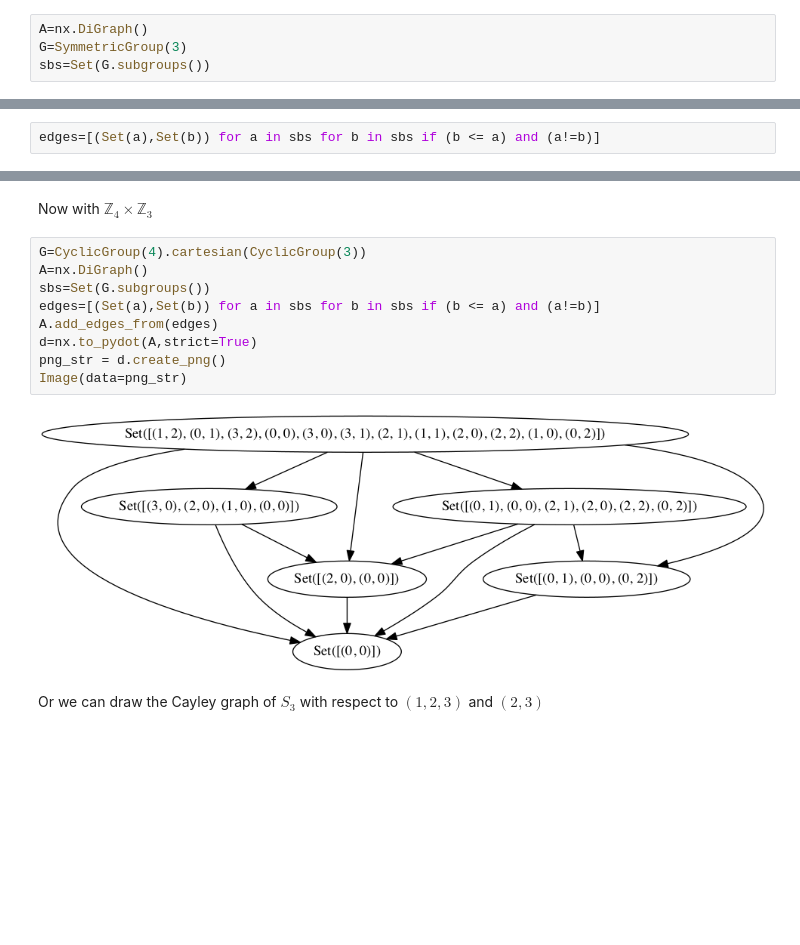
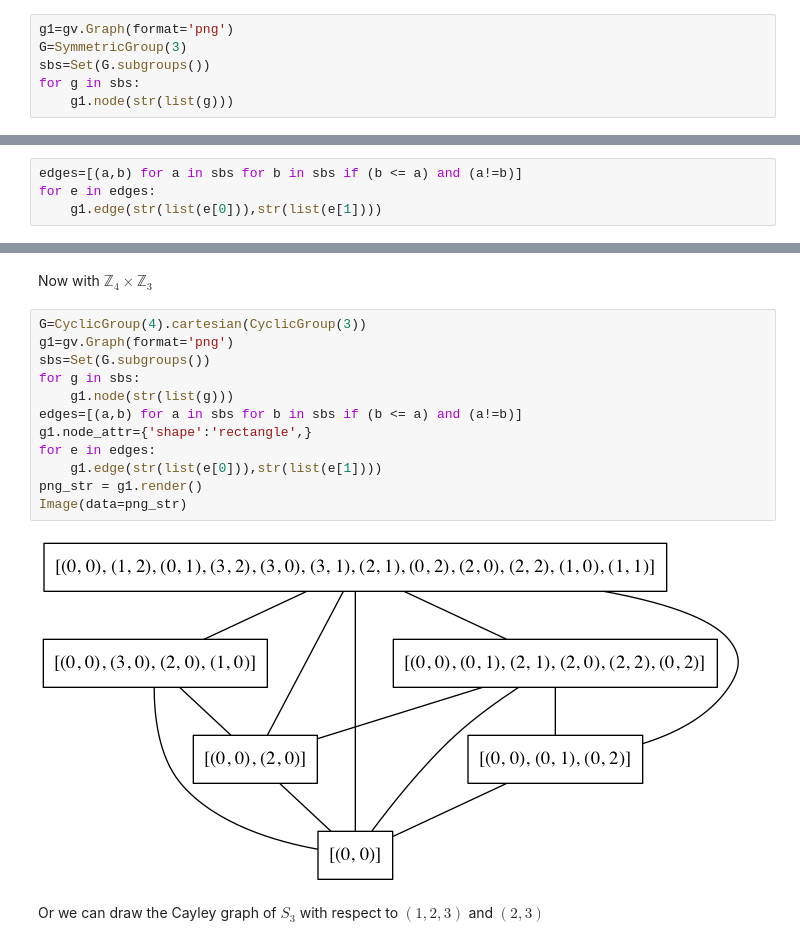
Before and after one commit to pedritomelenas/Algebra-II, a Jupyter notebook: Grupos/absalg-new/Tutorial.ipynb, the cells around one changed output, grey strips where cells are left out. Drawn from its saved outputs; the diff is of its cells as text; blank space fills up the shorter version.

Commit message:
el tutorial ahora debería funcionar en 3.4
pydot daba problemas en 3.4; se han dibujado los grados directamente
con graphviz
ya no hace falta utilizar networkx

```diff
--- a/Grupos/absalg-new/Tutorial.ipynb
+++ b/Grupos/absalg-new/Tutorial.ipynb
@@ -473,10 +472,14 @@ import networkx as nx
 # %% [markdown]
 Now we define a graph, and the group. The vertices of the graph will be the subgroups of the given group.
 # %%
-A=nx.DiGraph()
+g1=gv.Graph(format='png')
 G=SymmetricGroup(3)
 sbs=Set(G.subgroups())
+for g in sbs:
+    g1.node(str(list(g)))
 # %% [markdown]
 Now we select the edges of our graph and add them to the graph.
 # %%
-edges=[(Set(a),Set(b)) for a in sbs for b in sbs if (b <= a) and (a!=b)]
+edges=[(a,b) for a in sbs for b in sbs if (b <= a) and (a!=b)]
+for e in edges:
+    g1.edge(str(list(e[0])),str(list(e[1])))
@@ -494,15 +494,18 @@ Image(data=png_str)
 Now with $\mathbb{Z}_4\times \mathbb{Z}_3$
 # %%
 G=CyclicGroup(4).cartesian(CyclicGroup(3))
-A=nx.DiGraph()
+g1=gv.Graph(format='png')
 sbs=Set(G.subgroups())
-edges=[(Set(a),Set(b)) for a in sbs for b in sbs if (b <= a) and (a!=b)]
-A.add_edges_from(edges)
-d=nx.to_pydot(A,strict=True)
-png_str = d.create_png()
+for g in sbs:
+    g1.node(str(list(g)))
+edges=[(a,b) for a in sbs for b in sbs if (b <= a) and (a!=b)]
+g1.node_attr={'shape':'rectangle',}
+for e in edges:
+    g1.edge(str(list(e[0])),str(list(e[1])))
+png_str = g1.render()
 Image(data=png_str)
 # %% [output]
-[figure, old version]
+[figure, new version]
 # %% [markdown]
 Or we can draw the Cayley graph of $S_3$ with respect to $(1,2,3)$ and $(2,3)$
 # %%
```
Also changed, not shown: parts of 6 cells of this notebook.
